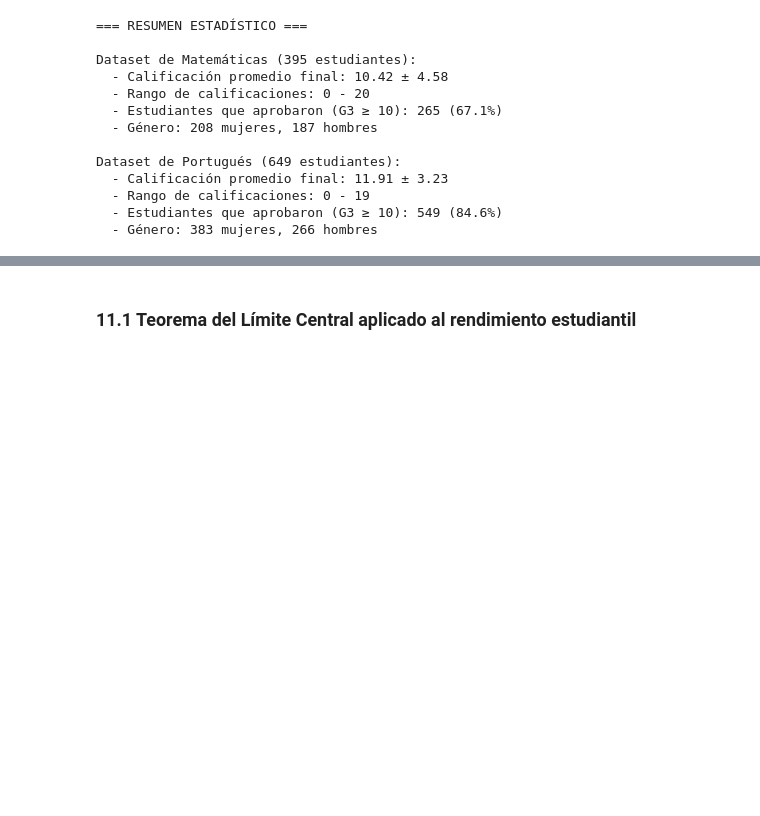
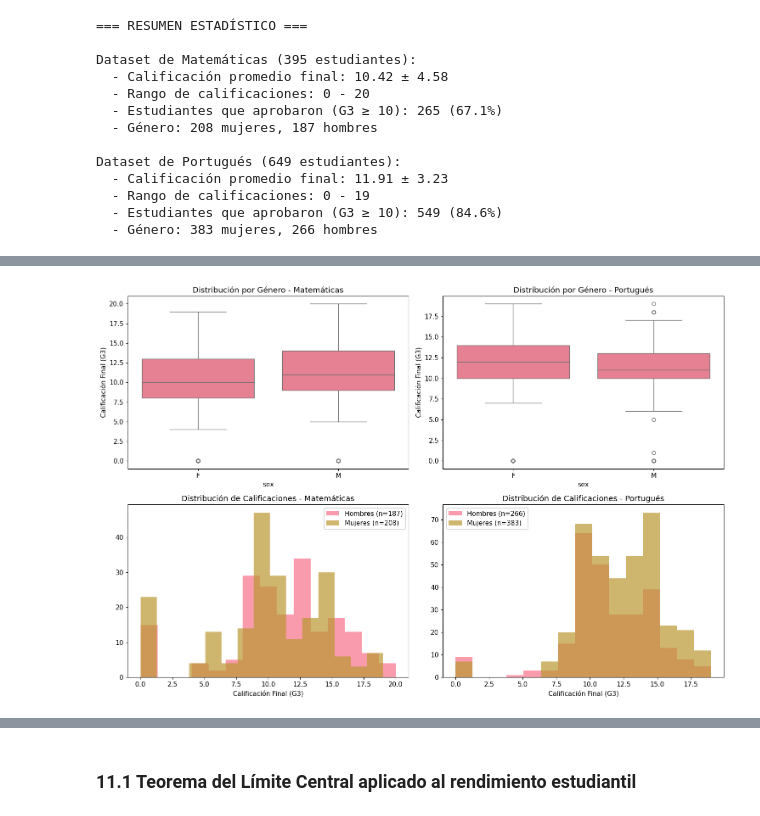
Before and after one commit to moisesbritez92/trabajo_ds_alessandro_moises, a Jupyter notebook: tutorial_student_dataset.ipynb, the cells around one changed output, grey strips where cells are left out. Drawn from its saved outputs; the diff is of its cells as text; code cells hidden in the pictures; blank space fills up the shorter version.

```diff
--- a/tutorial_student_dataset.ipynb
+++ b/tutorial_student_dataset.ipynb
@@ -648,0 +796,87 @@ Eficiencia relativa (var_mediana/var_media): 2.170
+# %%
+# T-test para diferencias de género
+from scipy.stats import ttest_ind, levene
+import matplotlib.pyplot as plt
+import seaborn as sns
+
+# Separar datos por género para matemáticas
+math_male = math_df[math_df['sex'] == 'M']['G3']
+math_female = math_df[math_df['sex'] == 'F']['G3']
+
+# Separar datos por género para portugués
+port_male = port_df[port_df['sex'] == 'M']['G3']
+port_female = port_df[port_df['sex'] == 'F']['G3']
+
+print("=== T-TEST PARA DIFERENCIAS POR GÉNERO ===")
+
+# Matemáticas
+print("\n🔢 MATEMÁTICAS:")
+print(f"Hombres (n={len(math_male)}): Media = {math_male.mean():.3f}, DE = {math_male.std():.3f}")
+print(f"Mujeres (n={len(math_female)}): Media = {math_female.mean():.3f}, DE = {math_female.std():.3f}")
+
+# Test de Levene para igualdad de varianzas
+levene_math = levene(math_male, math_female)
+print(f"Test de Levene - p-value: {levene_math.pvalue:.4f}")
+
+# T-test
+t_stat_math, p_value_math = ttest_ind(math_male, math_female, equal_var=(levene_math.pvalue > 0.05))
+print(f"T-test - Estadístico t: {t_stat_math:.4f}, p-value: {p_value_math:.4f}")
+
+# Portugués
+print("\n📝 PORTUGUÉS:")
+print(f"Hombres (n={len(port_male)}): Media = {port_male.mean():.3f}, DE = {port_male.std():.3f}")
+print(f"Mujeres (n={len(port_female)}): Media = {port_female.mean():.3f}, DE = {port_female.std():.3f}")
+
+# Test de Levene para igualdad de varianzas
+levene_port = levene(port_male, port_female)
+print(f"Test de Levene - p-value: {levene_port.pvalue:.4f}")
+
+# T-test
+t_stat_port, p_value_port = ttest_ind(port_male, port_female, equal_var=(levene_port.pvalue > 0.05))
+print(f"T-test - Estadístico t: {t_stat_port:.4f}, p-value: {p_value_port:.4f}")
+
+# Visualización
+fig, axes = plt.subplots(2, 2, figsize=(15, 10))
+
+# Boxplots
+sns.boxplot(data=math_df, x='sex', y='G3', ax=axes[0,0])
+axes[0,0].set_title('Distribución por Género - Matemáticas')
+axes[0,0].set_ylabel('Calificación Final (G3)')
+
+sns.boxplot(data=port_df, x='sex', y='G3', ax=axes[0,1])
+axes[0,1].set_title('Distribución por Género - Portugués')
+axes[0,1].set_ylabel('Calificación Final (G3)')
+
+# Histogramas
+axes[1,0].hist(math_male, alpha=0.7, label=f'Hombres (n={len(math_male)})', bins=15)
+axes[1,0].hist(math_female, alpha=0.7, label=f'Mujeres (n={len(math_female)})', bins=15)
+axes[1,0].set_title('Distribución de Calificaciones - Matemáticas')
+axes[1,0].set_xlabel('Calificación Final (G3)')
+axes[1,0].legend()
+
+axes[1,1].hist(port_male, alpha=0.7, label=f'Hombres (n={len(port_male)})', bins=15)
+axes[1,1].hist(port_female, alpha=0.7, label=f'Mujeres (n={len(port_female)})', bins=15)
+axes[1,1].set_title('Distribución de Calificaciones - Portugués')
+axes[1,1].set_xlabel('Calificación Final (G3)')
+axes[1,1].legend()
+
+plt.tight_layout()
+plt.show()
+
+# Conclusiones estadísticas
+print("\n📊 CONCLUSIONES:")
+alpha = 0.05
+print(f"Nivel de significancia: α = {alpha}")
+
+print(f"\nMatemáticas:")
+if p_value_math < alpha:
+    print(f"✅ Rechazamos H₀: Existe diferencia significativa entre géneros (p = {p_value_math:.4f})")
+else:
+    print(f"❌ No rechazamos H₀: No hay diferencia significativa entre géneros (p = {p_value_math:.4f})")
+
+print(f"\nPortugués:")
+if p_value_port < alpha:
+    print(f"✅ Rechazamos H₀: Existe diferencia significativa entre géneros (p = {p_value_port:.4f})")
+else:
+    print(f"❌ No rechazamos H₀: No hay diferencia significativa entre géneros (p = {p_value_port:.4f})")
+# %% [output]
@@ -648,0 +896 @@ Eficiencia relativa (var_mediana/var_media): 2.170
+[figure, added]
```
Also changed, not shown: parts of 70 cells of this notebook, 2 other files.
